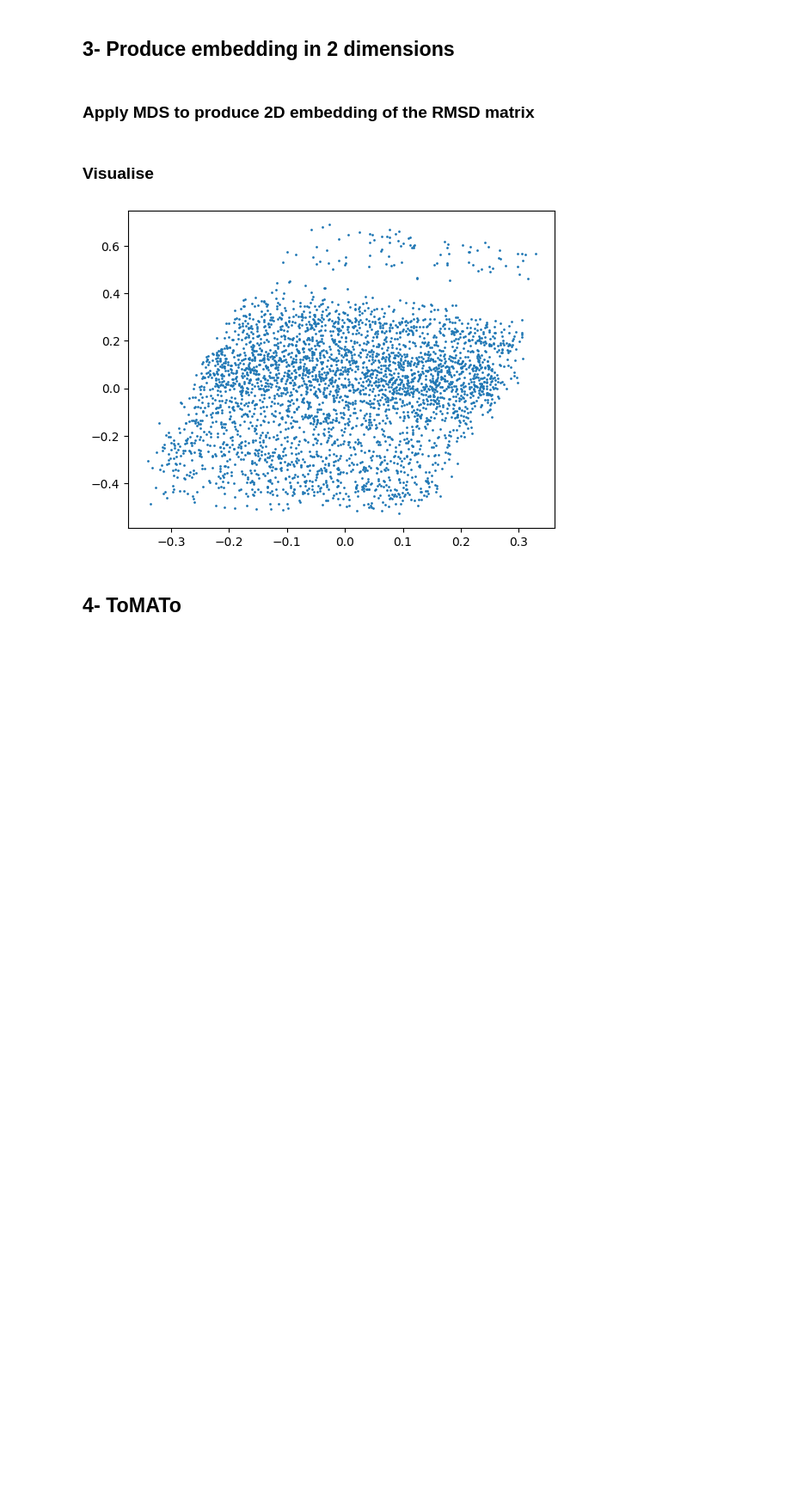
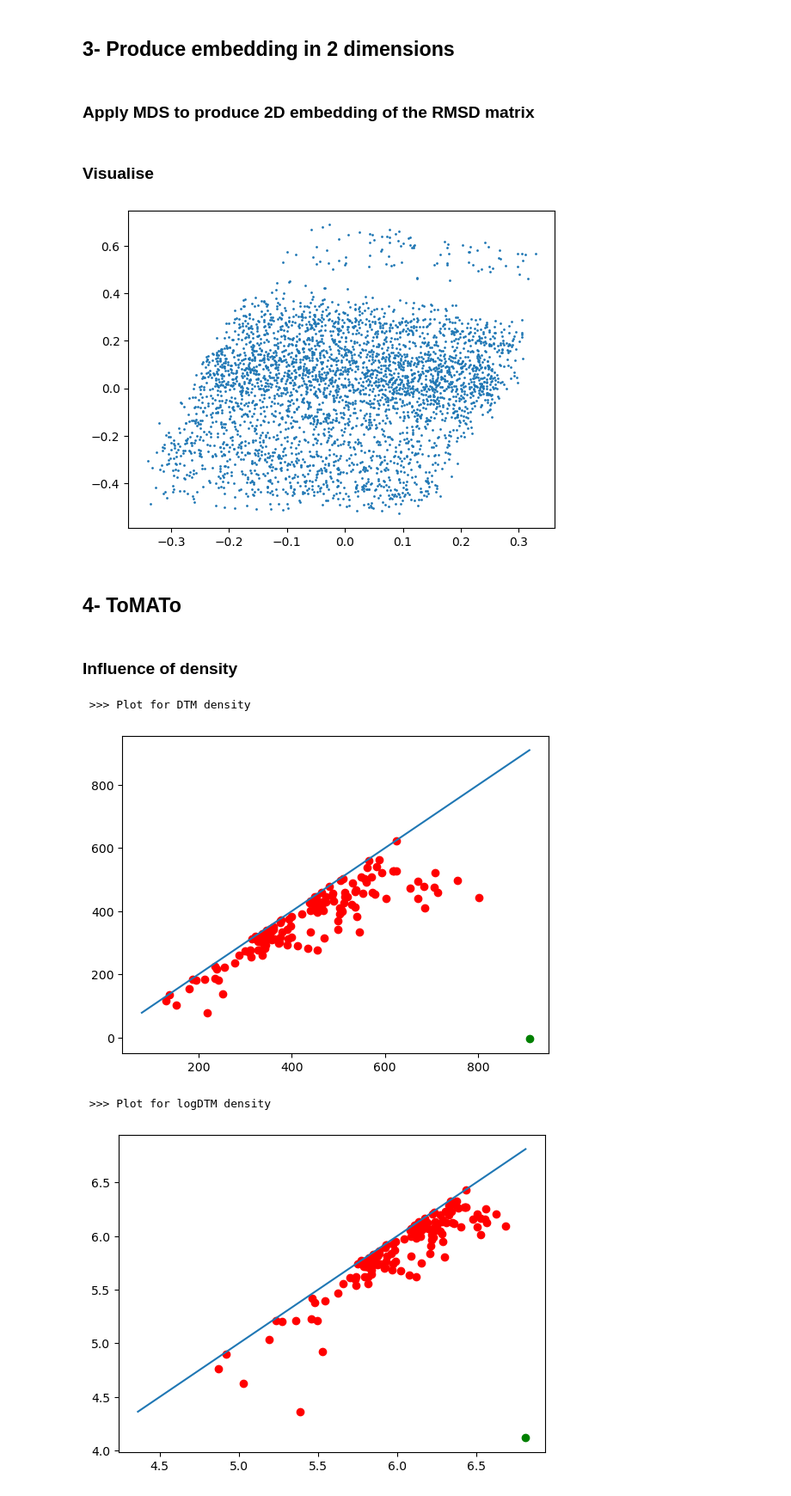
Before and after one commit to Anouar7768/GMDA-ToMATo, a Jupyter notebook: notebooks/Clean_GMDA_project.ipynb, the cells around one changed output. Shown at 86% size. Drawn from its saved outputs; the diff is of its cells as text; code cells hidden in the pictures; blank space fills up the shorter version.

Commit message:
:hammer: add Tomato section

```diff
--- a/notebooks/Clean_GMDA_project.ipynb
+++ b/notebooks/Clean_GMDA_project.ipynb
@@ -40,7 +41,7 @@ xyz.close()
 
 >>>  25.143 25.022 24.700
 # %%
-xyz = open("aladip/dihedral.xyz", "r")
+xyz = open("..data/aladip/dihedral.xyz", "r")
 k=0
 for line in xyz:
     if k<10:
@@ -107,5 +108,5 @@ def read_xyz(filename, n_rows, n_columns):
     V = np.array(V)
     return V
 # %%
-aladip_implicit = read_xyz("aladip/aladip_implicit.xyz", 14207380, 3)
+aladip_implicit = read_xyz("../data/aladip/aladip_implicit.xyz", 14207380, 3)
 # %%
@@ -128,9 +129,9 @@ def quaternion_rotate(X, Y):
     Parameters
     ----------
     X : array
-        (N,D) matrix, where N is points and D is dimension.
+        (N,D) matrix, where N is the number of points and D is dimension.
     Y: array
-        (N,D) matrix, where N is points and D is dimension.
+        (N,D) matrix, where N is the number of points and D is dimension.
     Returns
     -------
     rot : matrix
@@ -279,9 +280,8 @@ array([[24.888, 24.699, 25.135],
 ### Compute matrix
 # %%
 RMSD_m_sample = np.zeros((len(conform_sample), len(conform_sample)))
-for k in range(len(conform_sample)):
-    print(k)
+for k in tqdm(range(len(conform_sample))):
     for i in range(len(conform_sample)):
         RMSD_m_sample[k, i] = quaternion_rmsd(np.array(conform_sample[k][0]), np.array(conform_sample[i][0]))
 
-print(RMSD_m_sample)
+#print(RMSD_m_sample)
@@ -337,0 +320,14 @@ plt.show()
+# %% [markdown]
+### Influence of density
+# %%
+density_types = ['DTM', 'logDTM'] # We can't test KDE and logKDE density functions, because metric is "precomputed"
+for density in density_types:
+    t = Tomato(density_type=density, metric="precomputed", n_jobs=-1)
+    t.fit(RMSD_m_sample)
+    print(f"\n >>> Plot for {density} density")
+    t.plot_diagram()
+# %% [output]
+ >>> Plot for DTM density
+[figure, added]
+ >>> Plot for logDTM density
+[figure, added]
```
Also changed, not shown: parts of 8 cells of this notebook.
